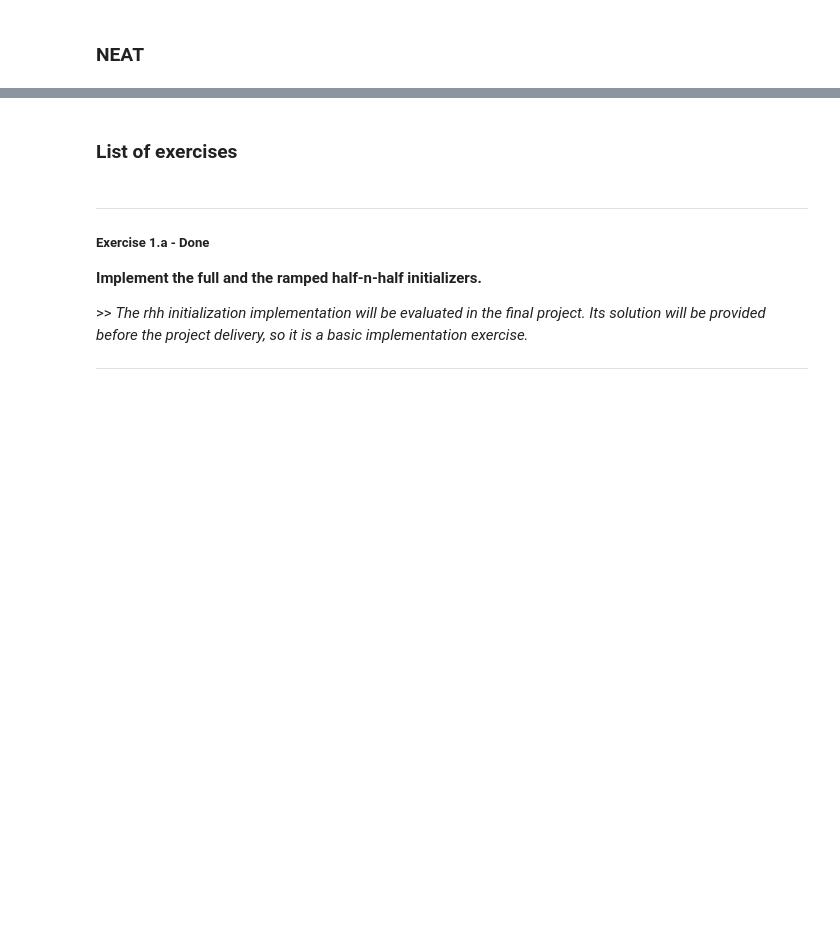
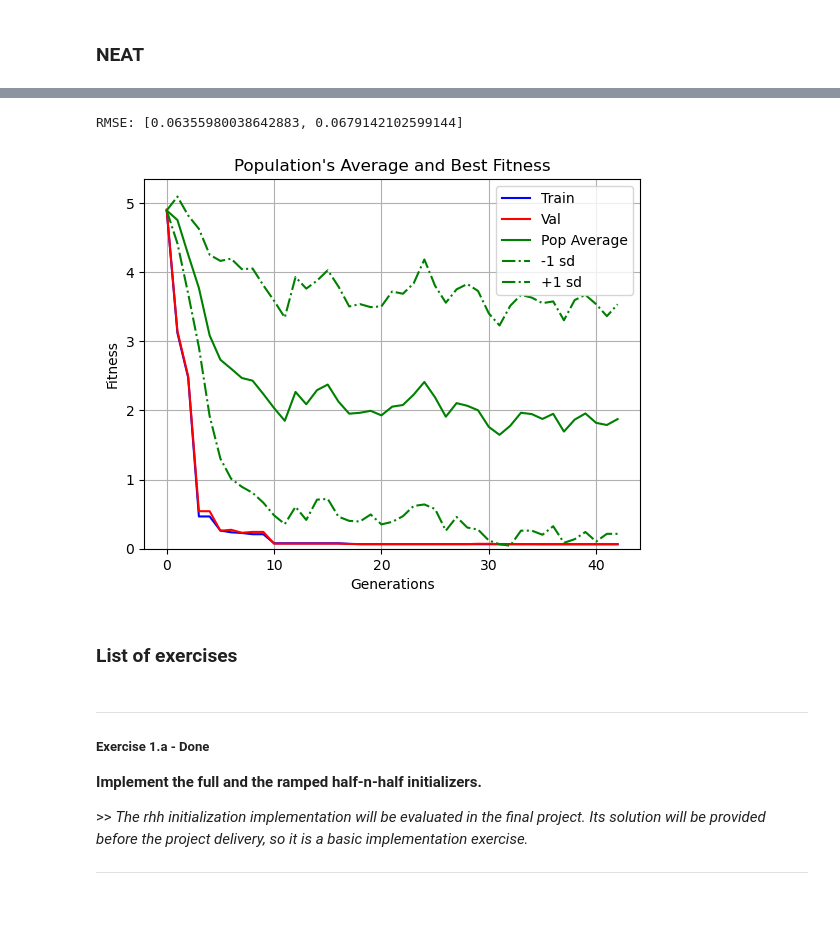
Before and after one commit to ontenkutsenko/GP_Milk_Content_Prediction, a Jupyter notebook: Notebook.ipynb, the cells around one changed output, grey strips where cells are left out. Saved outputs shown, nothing was run; the diff lists cells and outputs as text; code cells hidden in the pictures; blank space fills up the shorter version.

```diff
--- a/Notebook.ipynb
+++ b/Notebook.ipynb
@@ -697,0 +941,40 @@ mean_squared_error(y_train, lr.predict(X_train))**0.5
+# %%
+def eval_rmse(net, X, y):
+    '''
+    Auxiliary funciton to evaluate the RMSE.
+    '''
+    fit = 0.
+    for xi, xo in zip(X, y):
+        output = net.activate(xi)
+        fit += (output[0] - xo)**2
+    # RMSE
+    # print((fit/y.shape[0])**.5)
+    return float((fit/y.shape[0])**.5)
+
+
+def eval_genomes(genomes, config):
+    '''
+    The function used by NEAT-Python to evaluate the fitness of the genomes.
+    -> It has to have the two first arguments equals to the genomes and config objects.
+    -> It has to update the `fitness` attribute of the genome.
+    '''
+    for genome_id, genome in genomes:
+        # Define the network
+        net = neat.nn.FeedForwardNetwork.create(genome, config)
+
+        # Train fitness
+
+        # Calculate as negative as we inverted problem to maximization for NEAT to work
+        # It doesn't work with minimization for some reason
+        genome.fitness = -eval_rmse(net, X_train, y_train)
+
+        # Validation fitness
+        genome.fitness_val = -eval_rmse(net, X_val, y_val)
+# %%
+p = neat.Population(config)
+p.add_reporter(neat.StdOutReporter(True))
+stats = neat.StatisticsReporter()
+p.add_reporter(stats)
+# p.add_reporter(neat.Checkpointer(5))
+# %%
+winner = p.run(eval_genomes, 30)
@@ -698,3 +1028,10 @@ mean_squared_error(y_train, lr.predict(X_train))**0.5
+# %%
+print('RMSE: {}'.format([-winner.fitness, -winner.fitness_val]))
+
+visualize.plot_stats(stats, ylog=False, show_pop=True,  view=True, filename= None)
+# %% [output]
+RMSE: [0.06355980038642883, 0.0679142102599144]
+[figure, added]
 # %% [markdown]
 ### List of exercises
 # %% [markdown]
```
Also changed, not shown: parts of 34 cells of this notebook, 24 other files.
